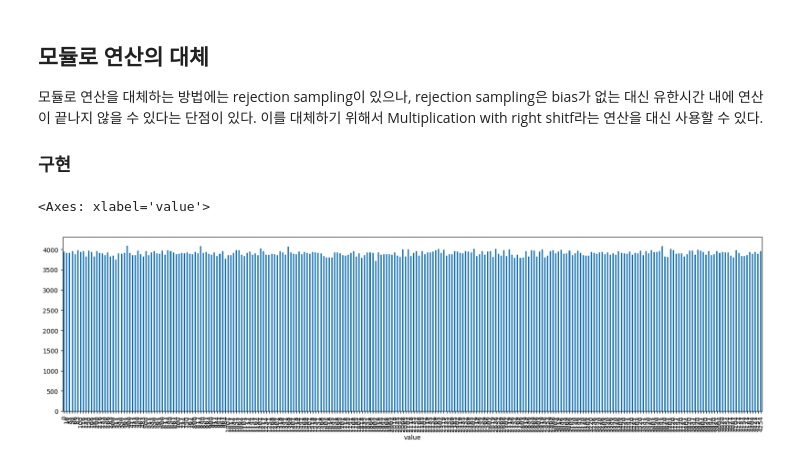
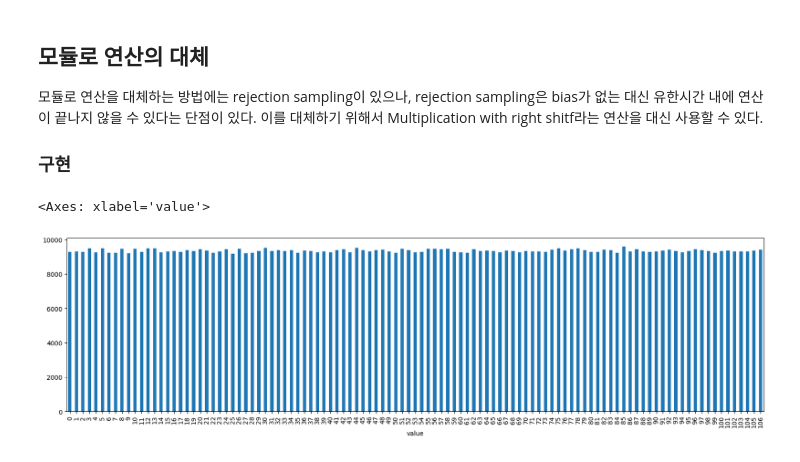
Before and after one commit to Klassikcat/xv6-riscv, a Jupyter notebook: notebooks/random_func.ipynb, the cells around one changed output. Cells and saved outputs as stored; diff of their text form; code cells hidden in the pictures.

```diff
--- a/notebooks/random_func.ipynb
+++ b/notebooks/random_func.ipynb
@@ -20,16 +20,17 @@ s['value'].value_counts().sort_index().plot(figsize=(20,5),kind='bar')
 
 ### 구현
 # %%
-import random
-
-g = random.randint(0, 2**32)
+import struct
 
 values = {"value": []}
-for x in os.urandom(1000000):
-    values["value"].append(((x * g) * 107) >> 32)
+random_bytes = os.urandom(1000000 * 4)
+for i in range(0, len(random_bytes), 4):
+    # 4바이트를 32-bit unsigned integer로 변환
+    x = struct.unpack('I', random_bytes[i:i+4])[0]
+    values["value"].append((x * 107) >> 32)
 
 s = pandas.DataFrame(values)
 s['value'].value_counts().sort_index().plot(figsize=(20,5), kind='bar')
 # %% [output]
 <Axes: xlabel='value'>
-[figure, old version]
+[figure, new version]
```
Also changed, not shown: 1 other file.
